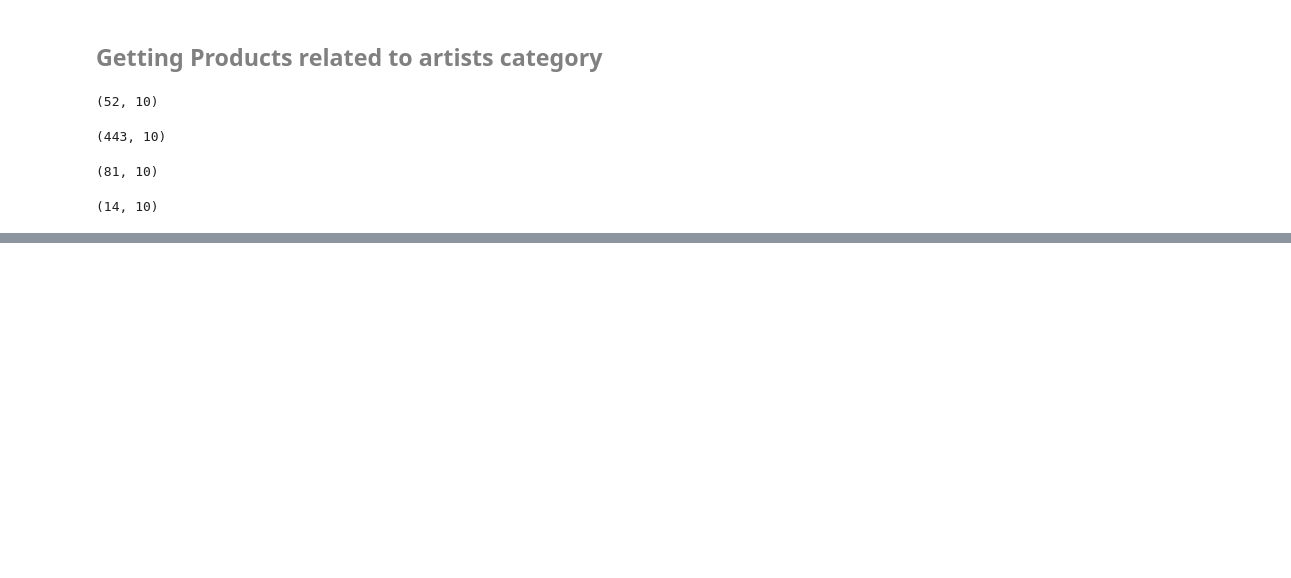
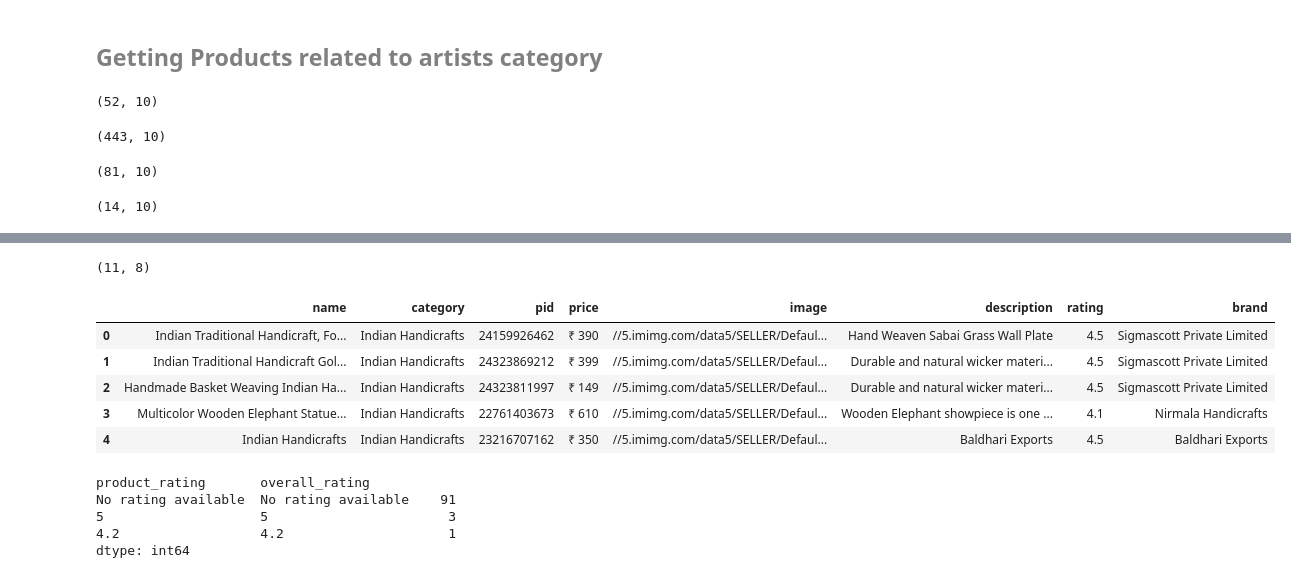
Before and after one commit to fomomomo/CF-Recommender, a Jupyter notebook: Data-Cleaning.ipynb, the cells around one changed output, grey strips where cells are left out. Cells and saved outputs as stored; diff of their text form; code cells hidden in the pictures; blank space fills up the shorter version.

Commit message:
added final product_list

```diff
--- a/Data-Cleaning.ipynb
+++ b/Data-Cleaning.ipynb
@@ -253,0 +155,23 @@ final_products.head()
+# %%
+indiamart = pd.read_csv('indiamart.csv')
+# %%
+indiamart.shape
+# %% [output]
+(11, 8)
+# %%
+indiamart.head()
+# %% [output]
+|  | name | category | pid | price | image | description | rating | brand |
+| 0 | Indian Traditional Handicraft, Fo... | Indian Handicrafts | 24159926462 | ₹ 390 | //5.imimg.com/data5/SELLER/Defaul... | Hand Weaven Sabai Grass Wall Plate | 4.5 | Sigmascott Private Limited |
+| 1 | Indian Traditional Handicraft Gol... | Indian Handicrafts | 24323869212 | ₹ 399 | //5.imimg.com/data5/SELLER/Defaul... | Durable and natural wicker materi... | 4.5 | Sigmascott Private Limited |
+| 2 | Handmade Basket Weaving Indian Ha... | Indian Handicrafts | 24323811997 | ₹ 149 | //5.imimg.com/data5/SELLER/Defaul... | Durable and natural wicker materi... | 4.5 | Sigmascott Private Limited |
+| 3 | Multicolor Wooden Elephant Statue... | Indian Handicrafts | 22761403673 | ₹ 610 | //5.imimg.com/data5/SELLER/Defaul... | Wooden Elephant showpiece is one ... | 4.1 | Nirmala Handicrafts |
+| 4 | Indian Handicrafts | Indian Handicrafts | 23216707162 | ₹ 350 | //5.imimg.com/data5/SELLER/Defaul... | Baldhari Exports | 4.5 | Baldhari Exports |
+# %%
+final_products[['product_rating', 'overall_rating']].value_counts()
+# %% [output]
+product_rating       overall_rating
+No rating available  No rating available    91
+5                    5                       3
+4.2                  4.2                     1
+dtype: int64
```
Also changed, not shown: parts of 27 cells of this notebook, 3 other files.
